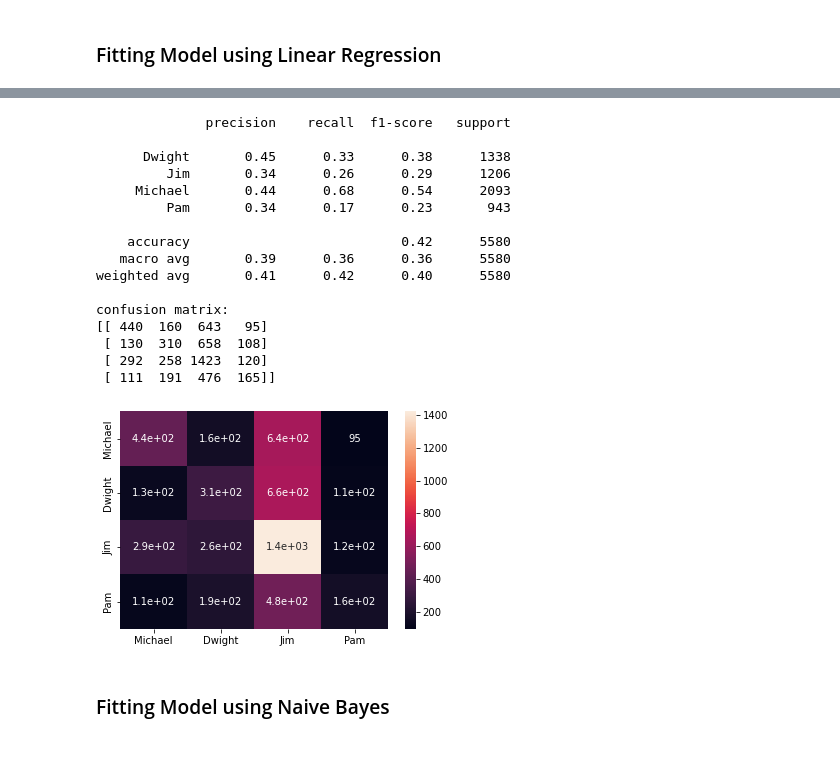
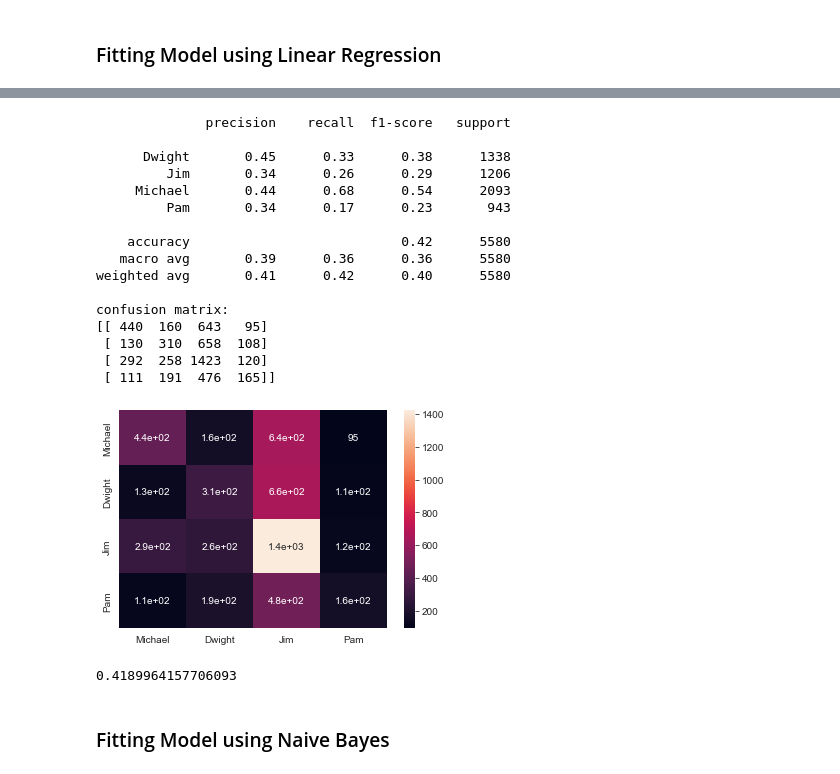
Before and after one commit to kiubb02/NLP_TheOffice_Project, a Jupyter notebook: main.ipynb, the cells around one changed output, grey strips where cells are left out. Saved outputs shown, nothing was run; the diff lists cells and outputs as text; code cells hidden in the pictures.

```diff
--- a/main.ipynb
+++ b/main.ipynb
@@ -405,36 +405,39 @@ import seaborn as sns
 # using Tf-Idf vectors
 model_lr_tfidf=LogisticRegression(solver = 'liblinear', C=10, penalty = 'l2')
 model_lr_tfidf.fit(X_train_tfidf, y_train)
+score_tfidf = model_lr_tfidf.score(X_test_tfidf, y_test)
 
 # predict y for test dataset
 y_pred = model_lr_tfidf.predict(X_test_tfidf)
 y_prob = model_lr_tfidf.predict_proba(X_test_tfidf)[:,1]
 print(classification_report(y_test,y_pred))
 
 cf = confusion_matrix(y_test, y_pred)
 print("confusion matrix:")
 print(cf)
 
 sns.heatmap(cf, annot=True, xticklabels=['Michael', 'Dwight', 'Jim', 'Pam'], yticklabels=['Michael', 'Dwight', 'Jim', 'Pam'])
 plt.show()
+print(score_tfidf)
 # %% [output]
               precision    recall  f1-score   support
 
       Dwight       0.45      0.33      0.38      1338
          Jim       0.34      0.26      0.29      1206
      Michael       0.44      0.68      0.54      2093
          Pam       0.34      0.17      0.23       943
 
     accuracy                           0.42      5580
    macro avg       0.39      0.36      0.36      5580
 weighted avg       0.41      0.42      0.40      5580
 
 confusion matrix:
 [[ 440  160  643   95]
  [ 130  310  658  108]
  [ 292  258 1423  120]
  [ 111  191  476  165]]
-[figure, old version]
+[figure, new version]
+0.4189964157706093
 # %% [markdown]
 ### Fitting Model using Naive Bayes
 # %%
```
Also changed, not shown: parts of 20 cells of this notebook, 2 other files.
